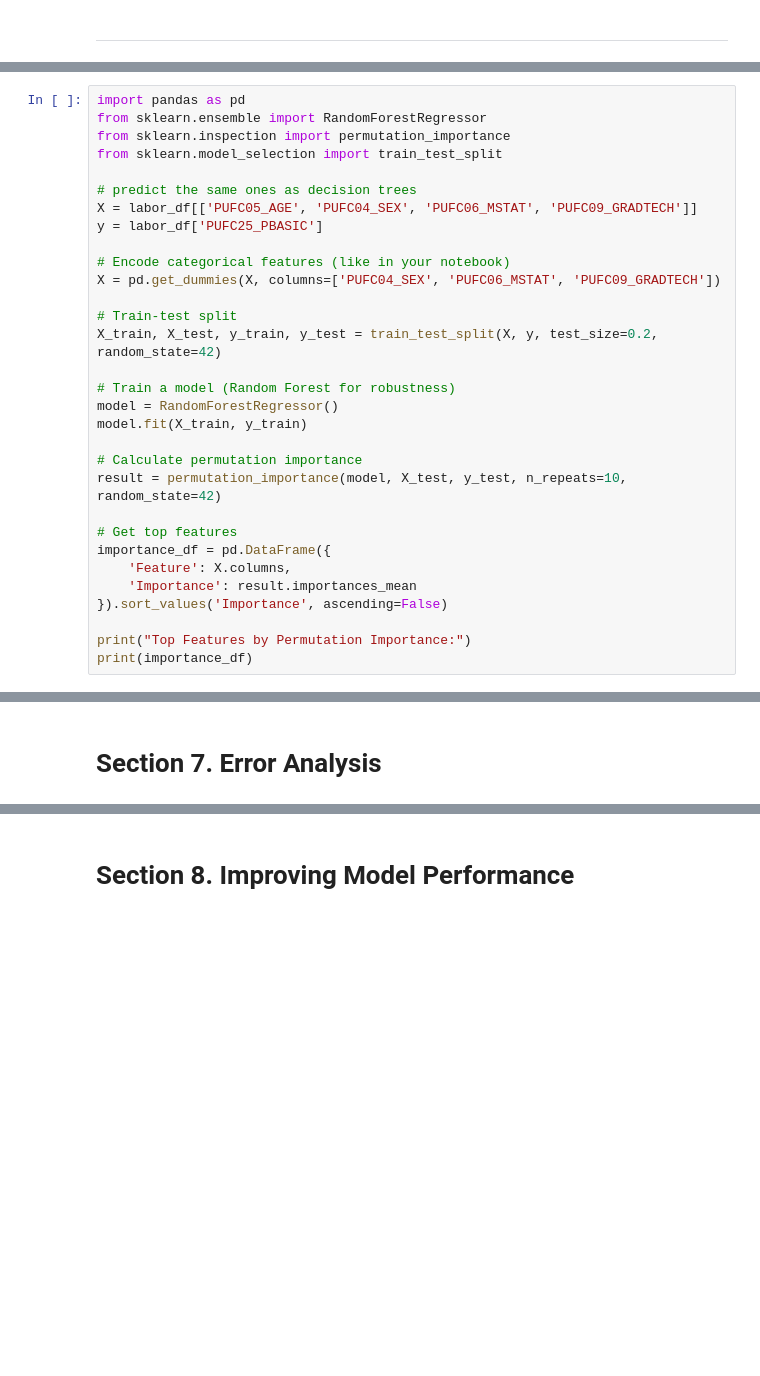
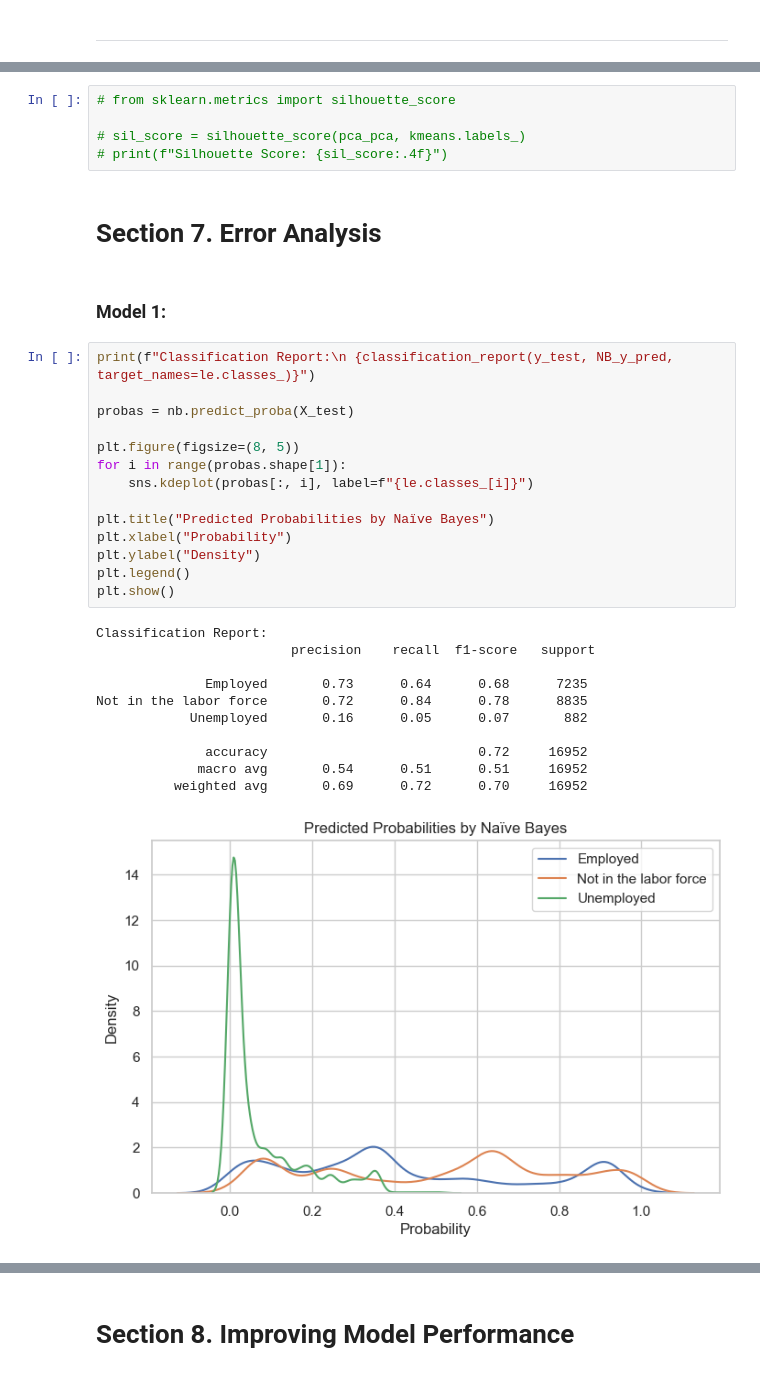
Before and after one commit to Waynes-Wu/stintsy-final-project, a Jupyter notebook: final.ipynb, the cells around one changed output, grey strips where cells are left out. Cells and saved outputs as stored; diff of their text form; blank space fills up the shorter version.

```diff
--- a/final.ipynb
+++ b/final.ipynb
@@ -886,31 +672,0 @@ Top Features by Permutation Importance:
-# %%
-import pandas as pd
-from sklearn.ensemble import RandomForestRegressor
-from sklearn.inspection import permutation_importance
-from sklearn.model_selection import train_test_split
-
-# predict the same ones as decision trees
-X = labor_df[['PUFC05_AGE', 'PUFC04_SEX', 'PUFC06_MSTAT', 'PUFC09_GRADTECH']]
-y = labor_df['PUFC25_PBASIC']
-
-# Encode categorical features (like in your notebook)
-X = pd.get_dummies(X, columns=['PUFC04_SEX', 'PUFC06_MSTAT', 'PUFC09_GRADTECH'])
-
-# Train-test split
-X_train, X_test, y_train, y_test = train_test_split(X, y, test_size=0.2, random_state=42)
-
-# Train a model (Random Forest for robustness)
-model = RandomForestRegressor()
-model.fit(X_train, y_train)
-
-# Calculate permutation importance
-result = permutation_importance(model, X_test, y_test, n_repeats=10, random_state=42)
-
-# Get top features
-importance_df = pd.DataFrame({
-    'Feature': X.columns,
-    'Importance': result.importances_mean
-}).sort_values('Importance', ascending=False)
-
-print("Top Features by Permutation Importance:")
-print(importance_df)
@@ -931,2 +733,35 @@ Top Features by Permutation Importance:
+# %%
+# from sklearn.metrics import silhouette_score
+
+# sil_score = silhouette_score(pca_pca, kmeans.labels_)
+# print(f"Silhouette Score: {sil_score:.4f}")
 # %% [markdown]
 # **Section 7. Error Analysis**
+# %% [markdown]
+### Model 1:
+# %%
+print(f"Classification Report:\n {classification_report(y_test, NB_y_pred, target_names=le.classes_)}")
+
+probas = nb.predict_proba(X_test)
+
+plt.figure(figsize=(8, 5))
+for i in range(probas.shape[1]):
+    sns.kdeplot(probas[:, i], label=f"{le.classes_[i]}")
+
+plt.title("Predicted Probabilities by Naïve Bayes")
+plt.xlabel("Probability")
+plt.ylabel("Density")
+plt.legend()
+plt.show()
+# %% [output]
+Classification Report:
+                         precision    recall  f1-score   support
+
+              Employed       0.73      0.64      0.68      7235
+Not in the labor force       0.72      0.84      0.78      8835
+            Unemployed       0.16      0.05      0.07       882
+
+              accuracy                           0.72     16952
+             macro avg       0.54      0.51      0.51     16952
+          weighted avg       0.69      0.72      0.70     16952
+[figure, added]
```
Also changed, not shown: parts of 92 cells of this notebook, 1 other file.
